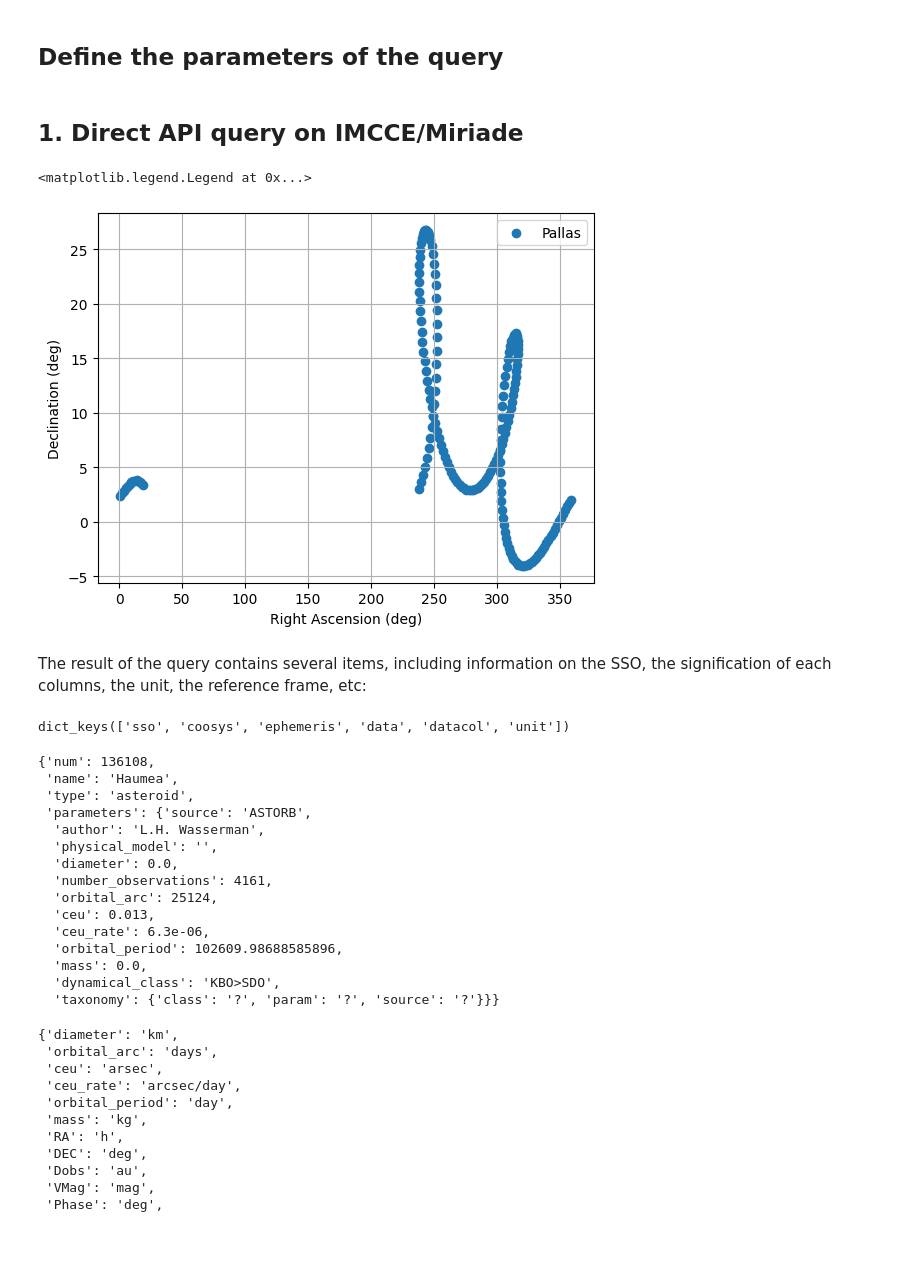
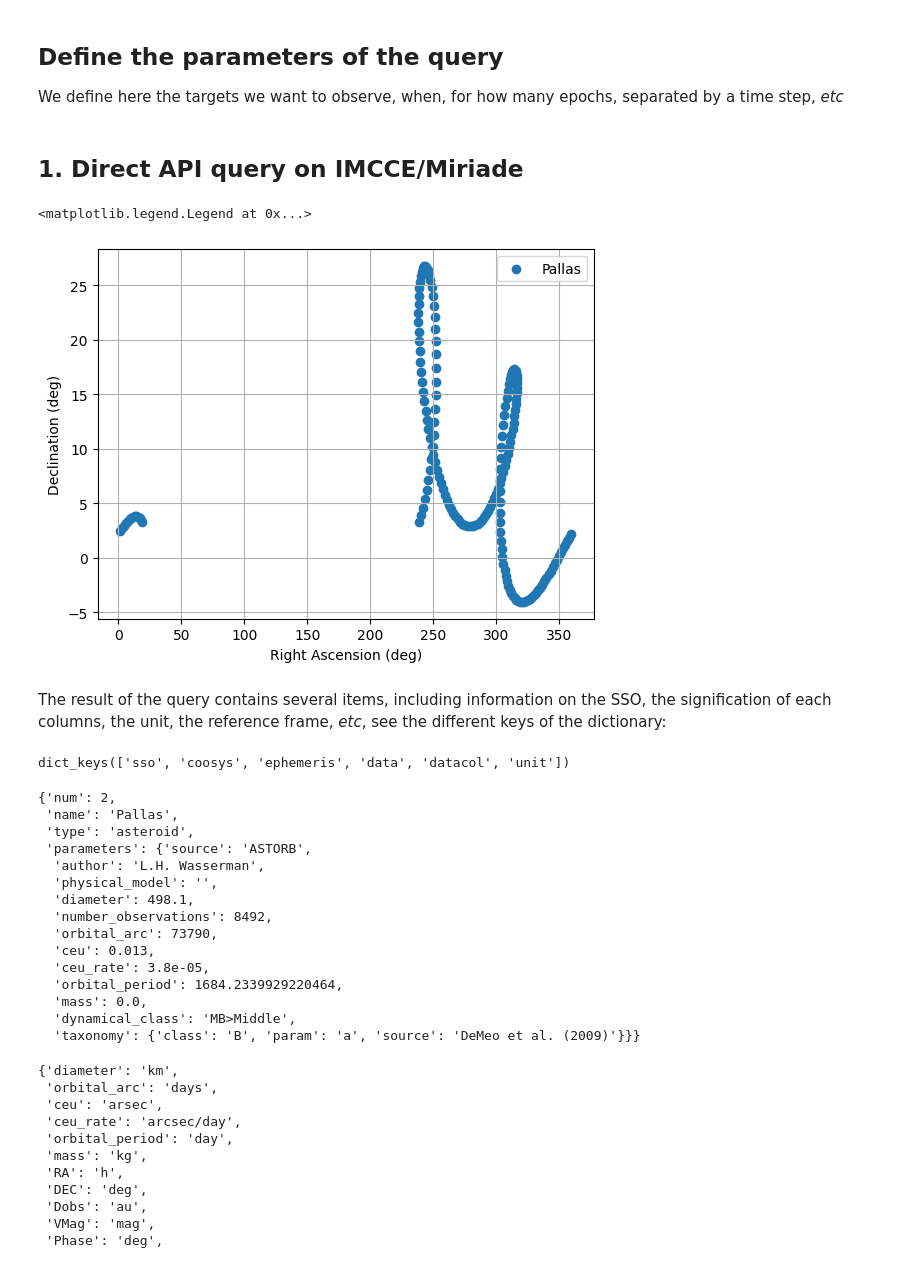
Before and after one commit to maxmahlke/les-houches-small-bodies, a Jupyter notebook: notebooks/tuto1-ephems.ipynb, the cells around one changed output. Saved outputs shown, nothing was run; the diff lists cells and outputs as text; code cells hidden in the pictures.

```diff
--- a/notebooks/tuto1-ephems.ipynb
+++ b/notebooks/tuto1-ephems.ipynb
@@ -17,5 +27,7 @@ from astropy.coordinates import SkyCoord
-# %% [markdown]
-## Define the parameters of the query
+# %% [markdown]
+## Define the parameters of the query
+
+We define here the targets we want to observe, when, for how many epochs, separated by a time step, *etc*
 # %%
 # When we observe
 epoch = "2024-01-01T00:00:00"
@@ -43,38 +55,43 @@ params = {
     "-mime": "json",
     "-loc": observer,
     "-tscale": "UTC",
     "-from": "Student_at_Les_Houches",
 }
 
+# Update the target of the query with its latest designation
+# It is a safety step, to avoid issues
+ids = rocks.id(targets[0])
+params["-name"] = ids[0]
+
 # Query the service
 try:
     r = requests.post(url, params=params, timeout=2000)
 except requests.exceptions.ReadTimeout:
     print("Request timed out")
 
-# Extract results
+# Convert the json results into a python dictionary
 result = json.loads(r.content)
 
-# Get ephemerides in pands DataFrame
+# Get ephemerides in a pandas DataFrame
 eph = pd.DataFrame.from_dict(result["data"])
 
 # Convert RA/Dec from hours/degrees to degrees
 coords = SkyCoord(eph["RA"], eph["DEC"], unit=("hour", "deg"))
 eph["RA_deg"] = coords.ra.degree
 eph["DEC_deg"] = coords.dec.degree
 
 # Plot the trajectory
 fig, ax = plt.subplots()
 ax.scatter(eph["RA_deg"], eph["DEC_deg"], label=targets[0])
 ax.set_xlabel("Right Ascension (deg)")
 ax.set_ylabel("Declination (deg)")
 ax.grid()
 ax.legend()
 # %% [output]
 <matplotlib.legend.Legend at 0x...>
-[figure, old version]
+[figure, new version]
 # %% [markdown]
-The result of the query contains several items, including information on the SSO, the signification of each columns, the unit, the reference frame, etc:
+The result of the query contains several items, including information on the SSO, the signification of each columns, the unit, the reference frame, *etc*, see the different keys of the dictionary:
 # %%
 result.keys()
 # %% [output]
@@ -82,21 +99,21 @@ dict_keys(['sso', 'coosys', 'ephemeris', 'data', 'datacol', 'unit'])
 # %%
 result["sso"]
 # %% [output]
-{'num': 136108,
- 'name': 'Haumea',
+{'num': 2,
+ 'name': 'Pallas',
  'type': 'asteroid',
  'parameters': {'source': 'ASTORB',
   'author': 'L.H. Wasserman',
   'physical_model': '',
-  'diameter': 0.0,
-  'number_observations': 4161,
-  'orbital_arc': 25124,
+  'diameter': 498.1,
+  'number_observations': 8492,
+  'orbital_arc': 73790,
   'ceu': 0.013,
-  'ceu_rate': 6.3e-06,
-  'orbital_period': 102609.98688585896,
+  'ceu_rate': 3.8e-05,
+  'orbital_period': 1684.2339929220464,
   'mass': 0.0,
-  'dynamical_class': 'KBO>SDO',
-  'taxonomy': {'class': '?', 'param': '?', 'source': '?'}}}
+  'dynamical_class': 'MB>Middle',
+  'taxonomy': {'class': 'B', 'param': 'a', 'source': 'DeMeo et al. (2009)'}}}
 # %%
 result["unit"]
 # %% [output]
```
Also changed, not shown: parts of 12 cells of this notebook.
